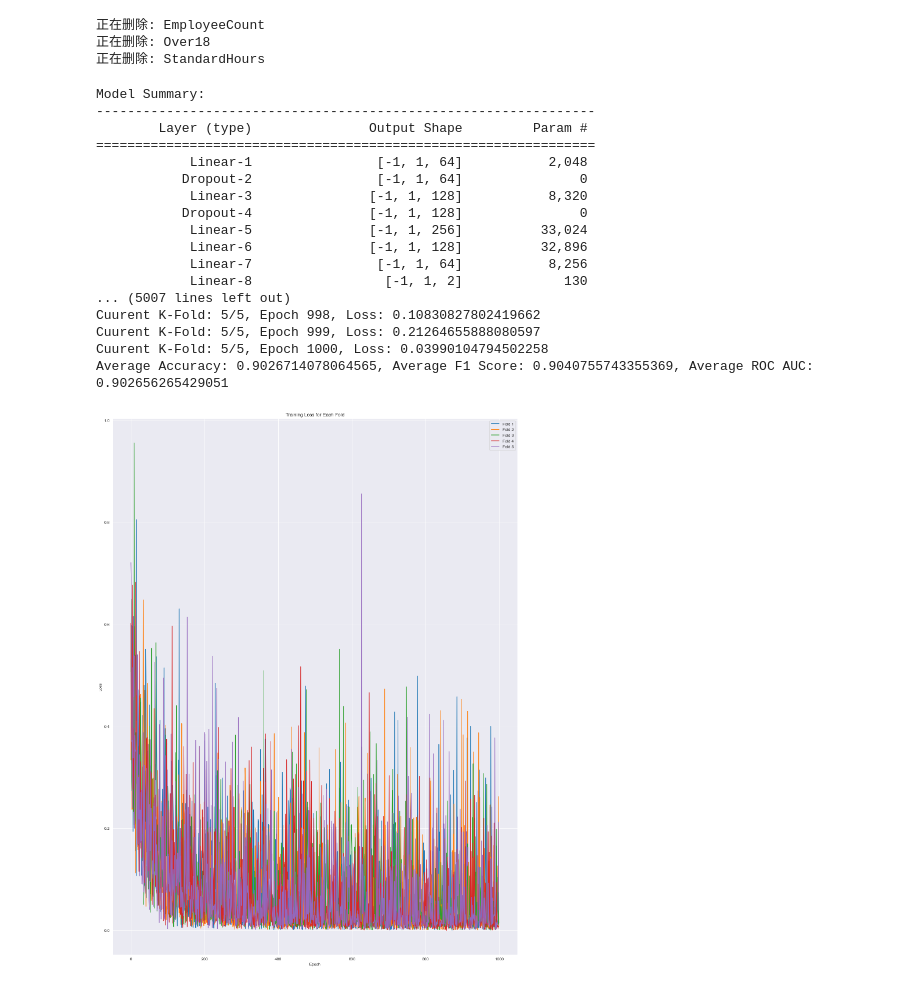
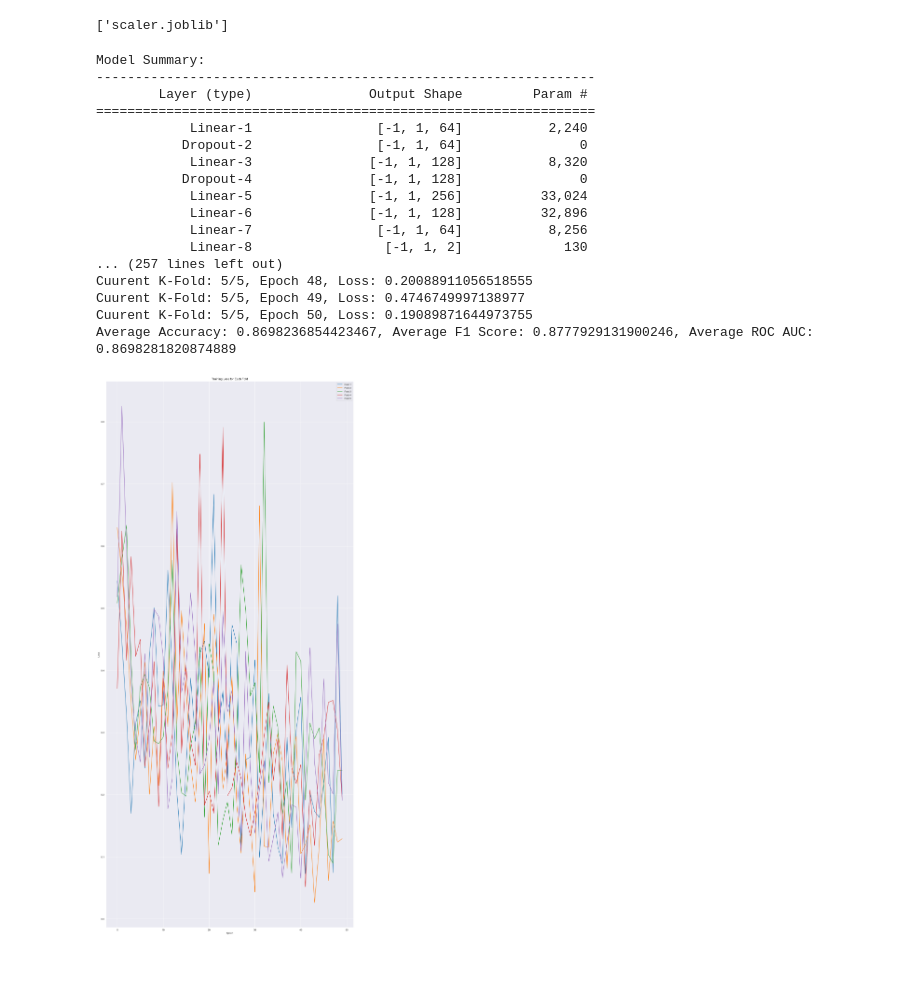
Before and after one commit to muzian666/HKBU-FIN7830-GroupG, a Jupyter notebook: NN-Pytorch-Final.ipynb, the cells around one changed output. Drawn from its saved outputs; the diff is of its cells as text; code cells hidden in the pictures.

```diff
--- a/NN-Pytorch-Final.ipynb
+++ b/NN-Pytorch-Final.ipynb
@@ -129,3 +1,22 @@ RuntimeError: Expected all tensors to be on the same device, but found at least
+# %%
+import pandas as pd
+from sklearn.preprocessing import StandardScaler
+import joblib
+
+# 加载数据集
+df = pd.read_csv('Resources/Data/Encoded_Resampled_HR_Analytics.csv')
+X = df.drop('Attrition', axis=1)
+
+# 如果你之前移除了单一值列，确保你在这里也执行相同的步骤
+
+# 数据预处理
+scaler = StandardScaler()
+X_scaled = scaler.fit_transform(X)
+
+# 保存scaler到文件
+joblib.dump(scaler, 'scaler.joblib')
+# %% [output]
+['scaler.joblib']
 # %%
 import torch
 import torch.nn as nn
@@ -147,11 +38,13 @@ df = pd.read_csv('Resources/Data/Encoded_Resampled_HR_Analytics.csv')
 X = df.drop('Attrition', axis=1)
 y = df['Attrition'].values
 
+'''
 # 检查并移除只有一个唯一值的列
 for col in X.columns:
     if X[col].nunique() == 1:
         print(f"正在删除: {col}")
         X.drop(col, axis=1, inplace=True)
+'''
 
 # 数据预处理
 scaler = StandardScaler()
@@ -161,7 +54,7 @@ X = scaler.fit_transform(X)
 class EnhancedNN(nn.Module):
     def __init__(self):
         super(EnhancedNN, self).__init__()
-        self.fc1 = nn.Linear(31, 64)
+        self.fc1 = nn.Linear(34, 64)
         self.dropout1 = nn.Dropout(0.5)
         self.fc2 = nn.Linear(64, 128)
         self.dropout2 = nn.Dropout(0.5)
@@ -184,7 +77,7 @@ class EnhancedNN(nn.Module):
 # 将模型移动到设备并显示模型摘要
 model = EnhancedNN().to(device)
 print("Model Summary:")
-summary(model, input_size=(1, 31))
+summary(model, input_size=(1, 34))
 
 # 初始化K折交叉验证
 skf = StratifiedKFold(n_splits=5, shuffle=True, random_state=42)
@@ -213,7 +106,7 @@ for train_index, test_index in skf.split(X, y):
     optimizer = optim.Adam(model.parameters(), lr=0.001)
 
     train_loss = []
-    for epoch in range(1000):
+    for epoch in range(50):
         for batch in train_loader:
             X_batch, y_batch = batch
             X_batch, y_batch = X_batch.to(device), y_batch.to(device)
@@ -230,52 +123,49 @@ for train_index, test_index in skf.split(X, y):
     model.eval()
     y_pred = []
     y_true = []
     with torch.no_grad():
         for batch in test_loader:
             X_batch, y_batch = batch
             X_batch, y_batch = X_batch.to(device), y_batch.to(device)
             outputs = model(X_batch)
             _, predicted = torch.max(outputs, 1)
             y_pred.extend(predicted.tolist())
             y_true.extend(y_batch.tolist())
 
     accuracy = accuracy_score(y_true, y_pred)
     f1 = f1_score(y_true, y_pred)
     roc_auc = roc_auc_score(y_true, y_pred)
 
     fold_accuracies.append(accuracy)
     fold_f1s.append(f1)
     fold_roc_aucs.append(roc_auc)
 
 print(f"Average Accuracy: {np.mean(fold_accuracies)}, Average F1 Score: {np.mean(fold_f1s)}, Average ROC AUC: {np.mean(fold_roc_aucs)}")
 
-plt.figure(figsize=(18, 24))
+plt.figure(figsize=(18, 40))
 for i, train_loss in enumerate(all_train_loss):
     plt.plot(train_loss, label=f"Fold {i+1}")
 plt.xlabel('Epoch')
 plt.ylabel('Loss')
 plt.title('Training Loss for Each Fold')
 plt.legend()
 plt.show()
 # %% [output]
-正在删除: EmployeeCount
-正在删除: Over18
-正在删除: StandardHours
+Model Summary:
+----------------------------------------------------------------
+        Layer (type)               Output Shape         Param #
+================================================================
+            Linear-1                [-1, 1, 64]           2,240
+           Dropout-2                [-1, 1, 64]               0
+            Linear-3               [-1, 1, 128]           8,320
+           Dropout-4               [-1, 1, 128]               0
+            Linear-5               [-1, 1, 256]          33,024
+            Linear-6               [-1, 1, 128]          32,896
+            Linear-7                [-1, 1, 64]           8,256
+            Linear-8                 [-1, 1, 2]             130
+... (257 lines left out)
+Cuurent K-Fold: 5/5, Epoch 48, Loss: 0.20088911056518555
+Cuurent K-Fold: 5/5, Epoch 49, Loss: 0.4746749997138977
+Cuurent K-Fold: 5/5, Epoch 50, Loss: 0.19089871644973755
+Average Accuracy: 0.8698236854423467, Average F1 Score: 0.8777929131900246, Average ROC AUC: 0.8698281820874889
-Model Summary:
-----------------------------------------------------------------
-        Layer (type)               Output Shape         Param #
-================================================================
-            Linear-1                [-1, 1, 64]           2,048
-           Dropout-2                [-1, 1, 64]               0
-            Linear-3               [-1, 1, 128]           8,320
-           Dropout-4               [-1, 1, 128]               0
-            Linear-5               [-1, 1, 256]          33,024
-            Linear-6               [-1, 1, 128]          32,896
-            Linear-7                [-1, 1, 64]           8,256
-            Linear-8                 [-1, 1, 2]             130
-... (5007 lines left out)
-Cuurent K-Fold: 5/5, Epoch 998, Loss: 0.10830827802419662
-Cuurent K-Fold: 5/5, Epoch 999, Loss: 0.21264655888080597
-Cuurent K-Fold: 5/5, Epoch 1000, Loss: 0.03990104794502258
-Average Accuracy: 0.9026714078064565, Average F1 Score: 0.9040755743355369, Average ROC AUC: 0.902656265429051
-[figure, old version]
+[figure, new version]
```
Also changed, not shown: parts of 5 cells of this notebook, 30 other files.
